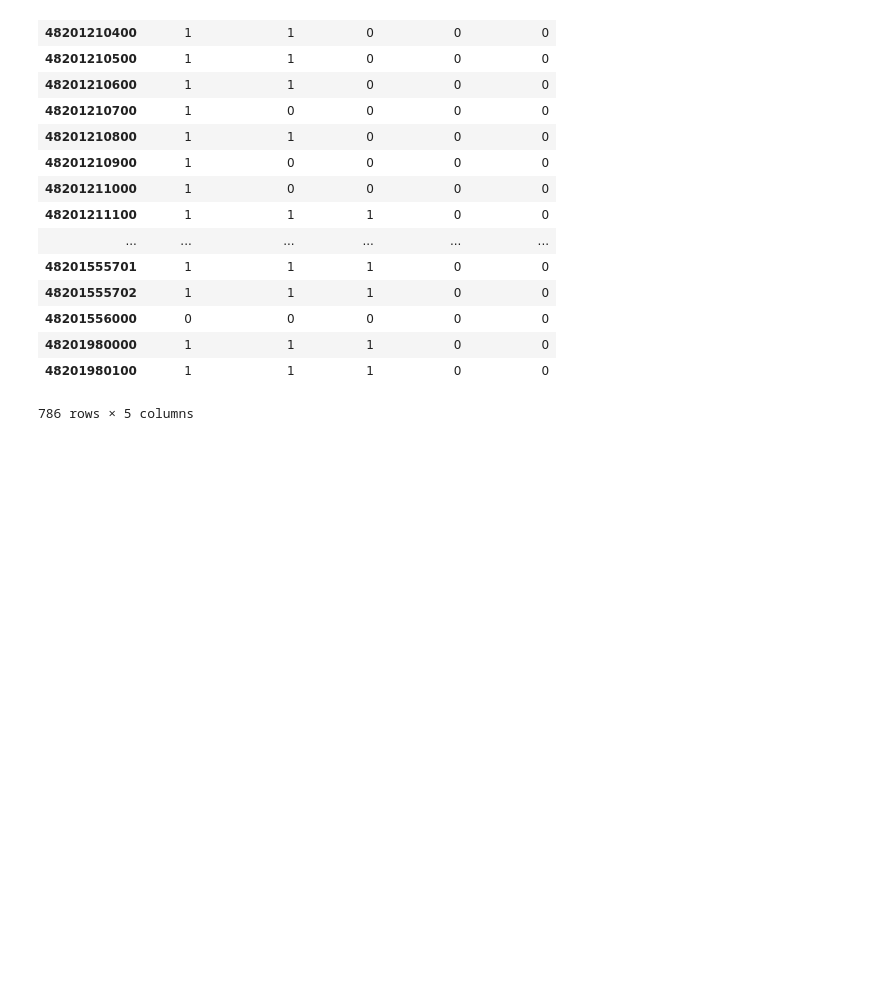
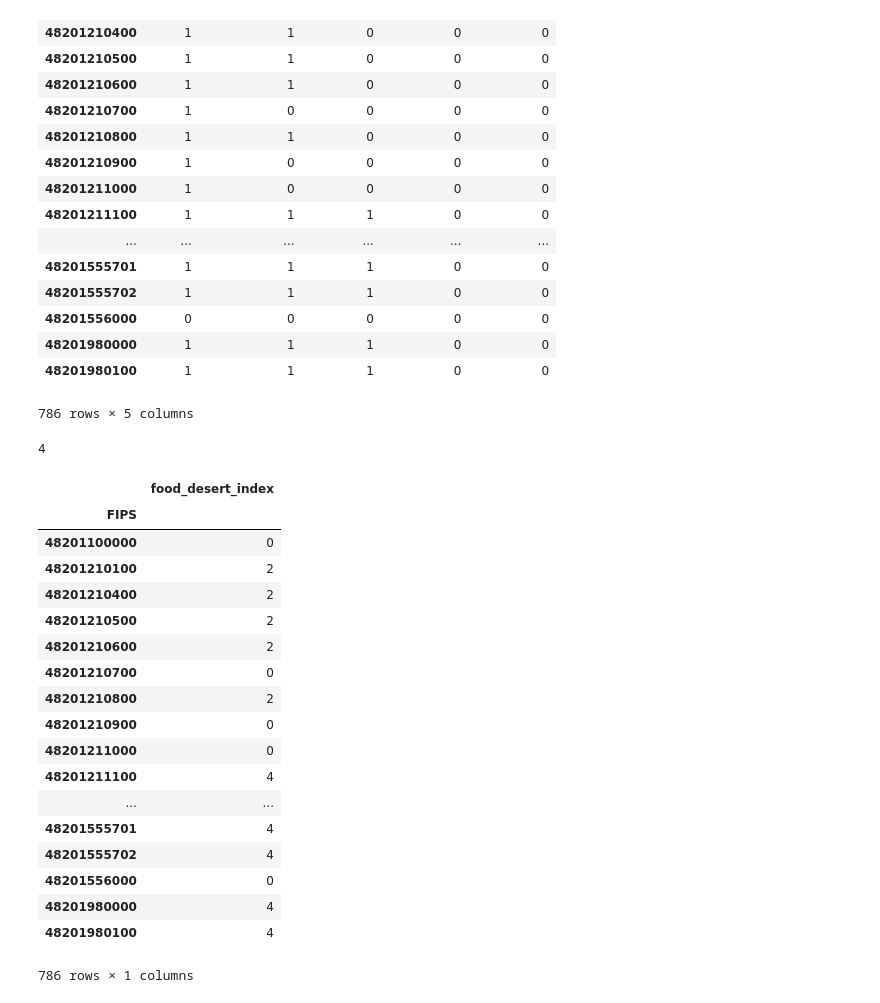
Before and after one commit to eccadena/FIPS_Investment_Decision_Project, a Jupyter notebook: notebooks/Food_Desert.ipynb, the cells around one changed output. Saved outputs shown, nothing was run; the diff lists cells and outputs as text; code cells hidden in the pictures; blank space fills up the shorter version.

```diff
--- a/notebooks/Food_Desert.ipynb
+++ b/notebooks/Food_Desert.ipynb
@@ -179,6 +179,36 @@ TX_Food_Desert_Data
 | 48201980000 | 1 | 1 | 1 | 0 | 0 |
 | 48201980100 | 1 | 1 | 1 | 0 | 0 |
 786 rows × 5 columns
+# %%
+TX_Food_Desert_Data.drop(columns = ('Urban'), inplace = True)
+# %%
+TX_Food_Desert_Data['food_desert_index'] = TX_Food_Desert_Data.sum(axis = 1)
+TX_Food_Desert_Data['food_desert_index'].max()
+# %% [output]
+4
+# %%
+TX_Food_Desert_Index = TX_Food_Desert_Data.drop(columns = ['LATracts_half','LATracts1', 'LATracts10', 'LATracts20'])
+TX_Food_Desert_Index
+# %% [output]
+|  | food_desert_index |
+| FIPS |  |
+| 48201100000 | 0 |
+| 48201210100 | 2 |
+| 48201210400 | 2 |
+| 48201210500 | 2 |
+| 48201210600 | 2 |
+| 48201210700 | 0 |
+| 48201210800 | 2 |
+| 48201210900 | 0 |
+| 48201211000 | 0 |
+| 48201211100 | 4 |
+| ... | ... |
+| 48201555701 | 4 |
+| 48201555702 | 4 |
+| 48201556000 | 0 |
+| 48201980000 | 4 |
+| 48201980100 | 4 |
+786 rows × 1 columns
 # %%
 from pathlib import Path
 
```
Also changed, not shown: parts of 1 cell of this notebook, 7 other files.
